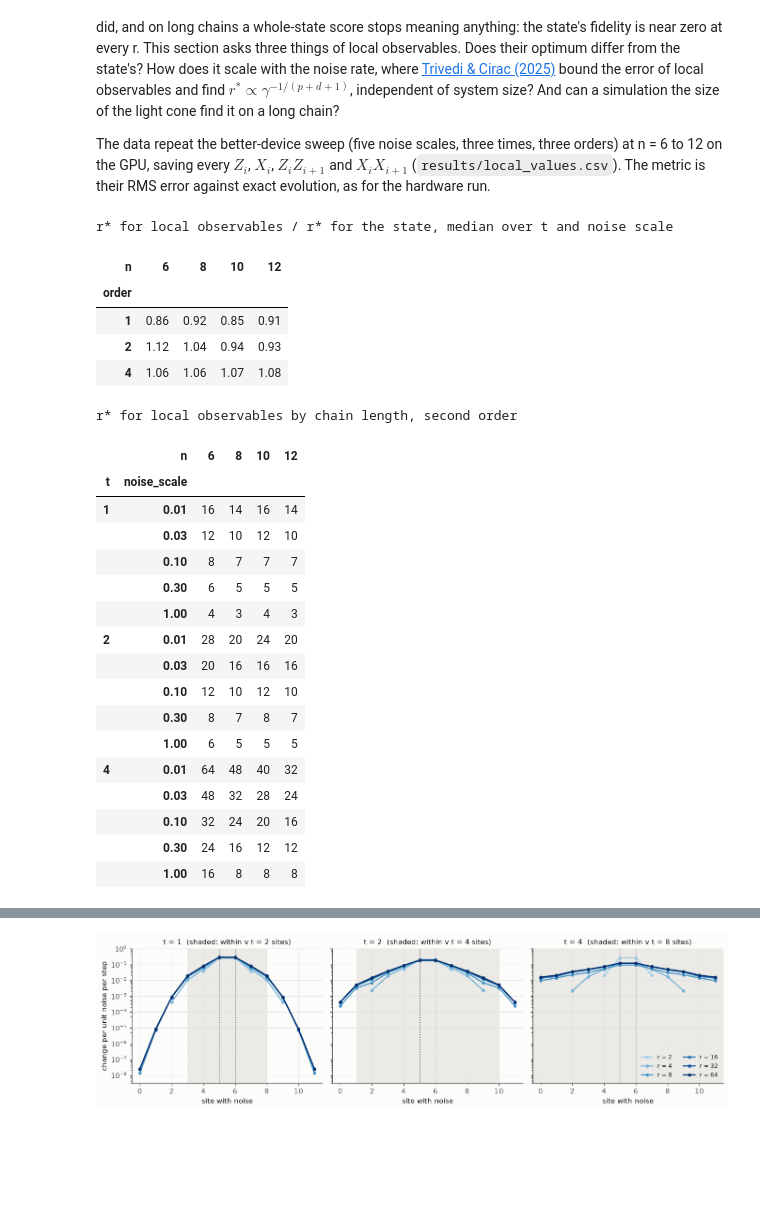
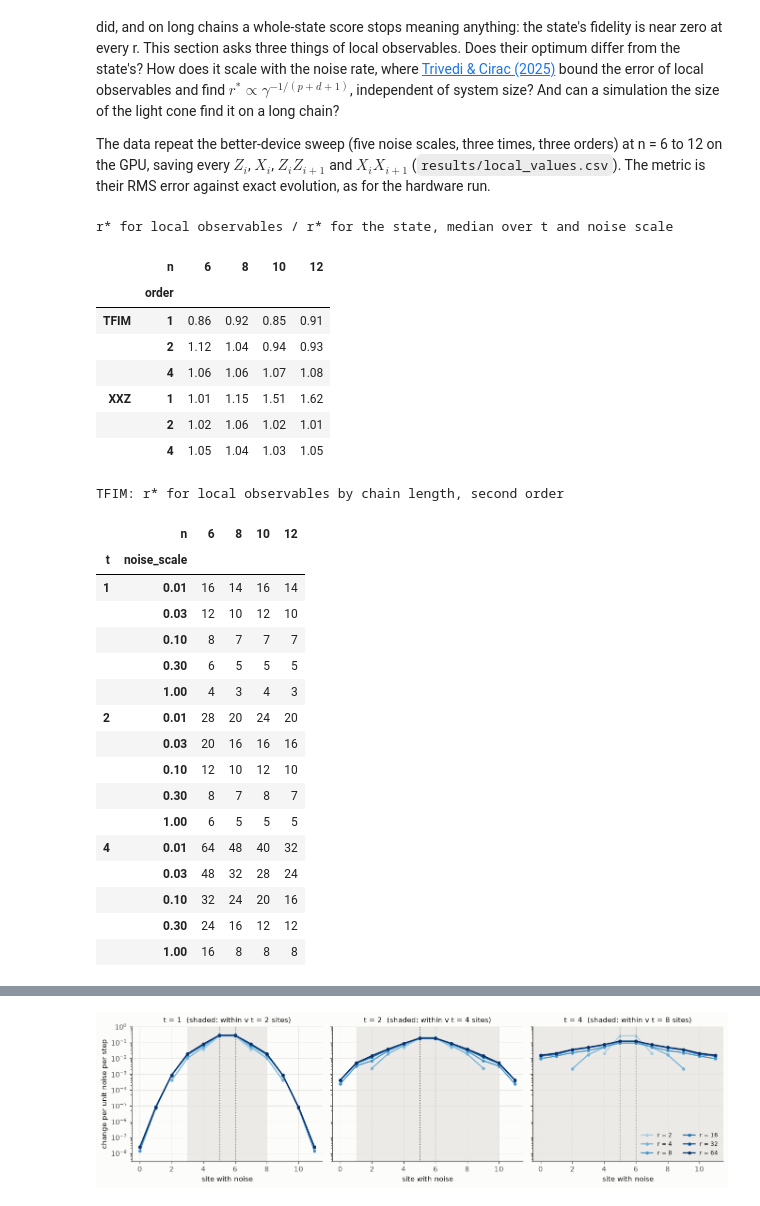
Before and after one commit to jayhsu0627/qtrotter, a Jupyter notebook: notebooks/trotter_under_noise.ipynb, the cells around one changed output, grey strips where cells are left out. Saved outputs shown, nothing was run; the diff lists cells and outputs as text; code cells hidden in the pictures; blank space fills up the shorter version.

```diff
--- a/notebooks/trotter_under_noise.ipynb
+++ b/notebooks/trotter_under_noise.ipynb
@@ -804,31 +812,43 @@ The data repeat the better-device sweep (five noise scales, three times, three o
 saving every $Z_i$, $X_i$, $Z_iZ_{i+1}$ and $X_iX_{i+1}$ (`results/local_values.csv`). The metric is their RMS error
 against exact evolution, as for the hardware run.
 # %%
-local_runs = pd.read_csv(ROOT / "results/local.csv")
-lerr = predict.local_errors(pd.read_csv(ROOT / "results/local_values.csv"))
 keys = ["model", "n", "t", "order", "r", "noise_scale"]
-lnoisy = lerr[lerr.source == "noisy"].merge(local_runs[keys + ["trace_dist"]], on=keys)
-rows = []
-for (n, t, order, s), g in lnoisy.groupby(["n", "t", "order", "noise_scale"]):
-    g = g.sort_values("r")
-    rows.append({"n": n, "t": t, "order": order, "noise_scale": s,
-                 "r_local": g.r.values[g.rms.argmin()], "r_state": g.r.values[g.trace_dist.argmin()],
-                 "r_local_fine": predict.refined_optimum(g.r, g.rms),
-                 "r_state_fine": predict.refined_optimum(g.r, g.trace_dist),
-                 "err_local": g.rms.min(), "err_state": g.trace_dist.min()})
-lopt = pd.DataFrame(rows)
+
+
+def local_optima(suffix):
+    # RMS error of every local Pauli per run, and r* for it and for the trace distance.
+    runs = pd.read_csv(ROOT / f"results/local{suffix}.csv")
+    err = predict.local_errors(pd.read_csv(ROOT / f"results/local_values{suffix}.csv"))
+    merged = err[err.source == "noisy"].merge(runs[keys + ["trace_dist"]], on=keys)
+    rows = []
+    for (n, t, order, s), g in merged.groupby(["n", "t", "order", "noise_scale"]):
+        g = g.sort_values("r")
+        rows.append({"n": n, "t": t, "order": order, "noise_scale": s,
+                     "r_local": g.r.values[g.rms.argmin()], "r_state": g.r.values[g.trace_dist.argmin()],
+                     "r_local_fine": predict.refined_optimum(g.r, g.rms),
+                     "r_state_fine": predict.refined_optimum(g.r, g.trace_dist),
+                     "err_local": g.rms.min(), "err_state": g.trace_dist.min()})
+    return runs, err, pd.DataFrame(rows)
+
+
+local_runs, lerr, lopt = local_optima("")    # TFIM
+_, xerr, xopt = local_optima("_xxz")         # XXZ chain, the same sweep
+ratio = lambda o: (o.r_local_fine / o.r_state_fine).groupby([o.order, o.n]).median().unstack()
 print("r* for local observables / r* for the state, median over t and noise scale")
-display((lopt.r_local_fine / lopt.r_state_fine).groupby([lopt.order, lopt.n]).median().unstack().round(2))
-print("r* for local observables by chain length, second order")
+display(pd.concat({"TFIM": ratio(lopt), "XXZ": ratio(xopt)}).round(2))
+print("TFIM: r* for local observables by chain length, second order")
 lopt[lopt.order == 2].pivot_table(index=["t", "noise_scale"], columns="n", values="r_local").astype(int)
 # %% [output]
 r* for local observables / r* for the state, median over t and noise scale
-| n | 6 | 8 | 10 | 12 |
-| order |  |  |  |  |
-| 1 | 0.86 | 0.92 | 0.85 | 0.91 |
-| 2 | 1.12 | 1.04 | 0.94 | 0.93 |
-| 4 | 1.06 | 1.06 | 1.07 | 1.08 |
+|  | n | 6 | 8 | 10 | 12 |
+|  | order |  |  |  |  |
+| TFIM | 1 | 0.86 | 0.92 | 0.85 | 0.91 |
+|  | 2 | 1.12 | 1.04 | 0.94 | 0.93 |
+|  | 4 | 1.06 | 1.06 | 1.07 | 1.08 |
+| XXZ | 1 | 1.01 | 1.15 | 1.51 | 1.62 |
+|  | 2 | 1.02 | 1.06 | 1.02 | 1.01 |
+|  | 4 | 1.05 | 1.04 | 1.03 | 1.05 |
-r* for local observables by chain length, second order
+TFIM: r* for local observables by chain length, second order
 |  | n | 6 | 8 | 10 | 12 |
 | t | noise_scale |  |  |  |  |
 | 1 | 0.01 | 16 | 14 | 16 | 14 |
```
Also changed, not shown: parts of 15 cells of this notebook, 7 other files.
